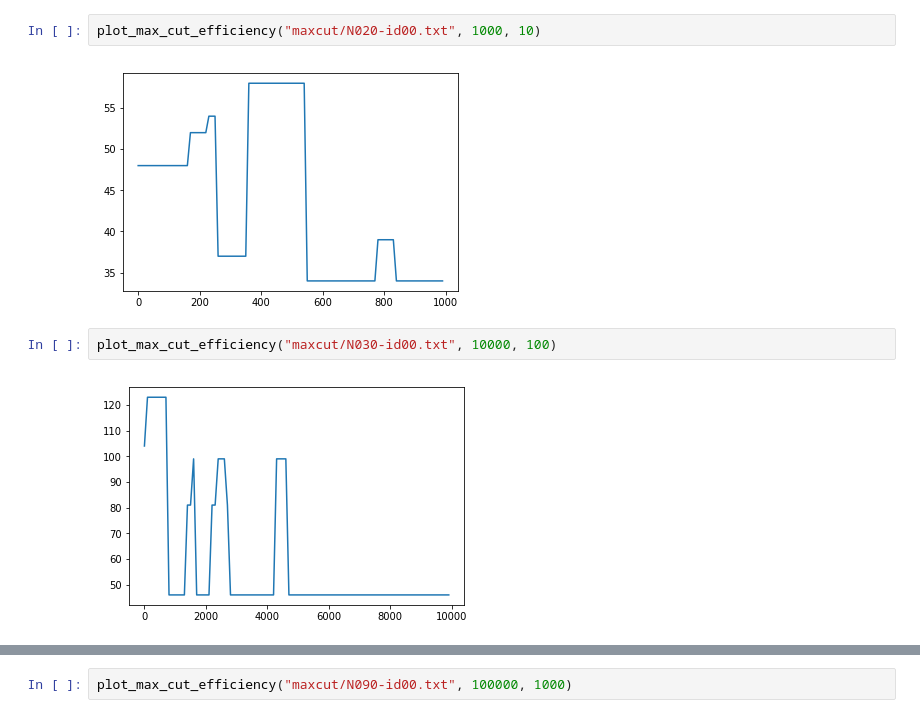
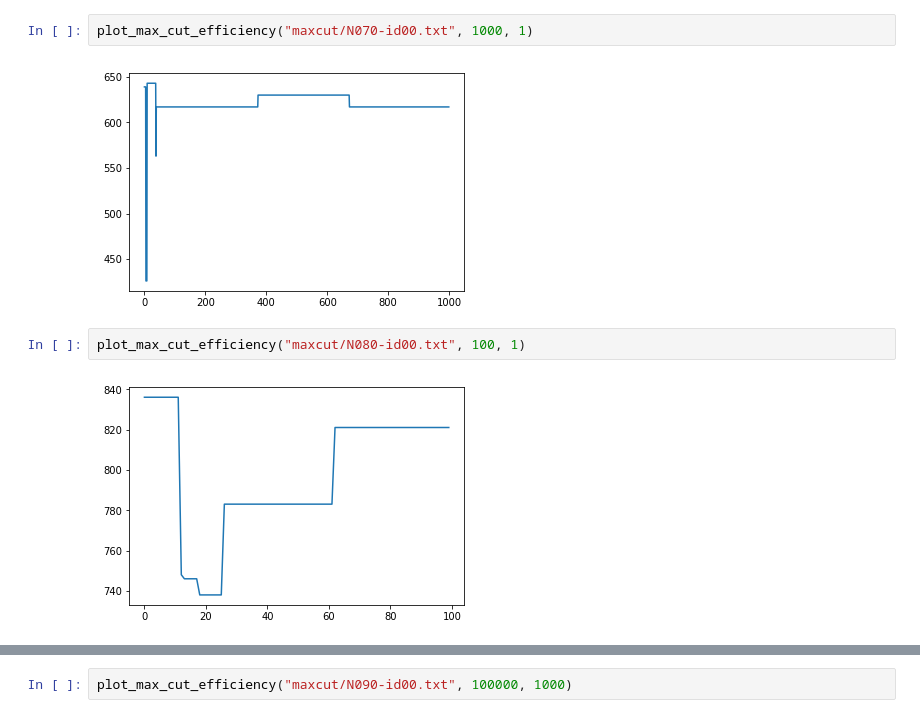
Before and after one commit to lili-chen/ising-optimization-rbm, a Jupyter notebook: performance_with_trial_number-discrete.ipynb, the cells around one changed output, grey strips where cells are left out. Drawn from its saved outputs; the diff is of its cells as text.

```diff
--- a/performance_with_trial_number-discrete.ipynb
+++ b/performance_with_trial_number-discrete.ipynb
@@ -198,8 +27,8 @@ plot_max_cut_efficiency("maxcut/N010-id00.txt", 10, 1)
 # %%
-plot_max_cut_efficiency("maxcut/N020-id00.txt", 1000, 10)
+plot_max_cut_efficiency("maxcut/N070-id00.txt", 1000, 1)
 # %% [output]
-[figure, old version]
+[figure, new version]
 # %%
-plot_max_cut_efficiency("maxcut/N030-id00.txt", 10000, 100)
+plot_max_cut_efficiency("maxcut/N080-id00.txt", 100, 1)
 # %% [output]
-[figure, old version]
+[figure, new version]
```
Also changed, not shown: parts of 18 cells of this notebook, 3 other files.
